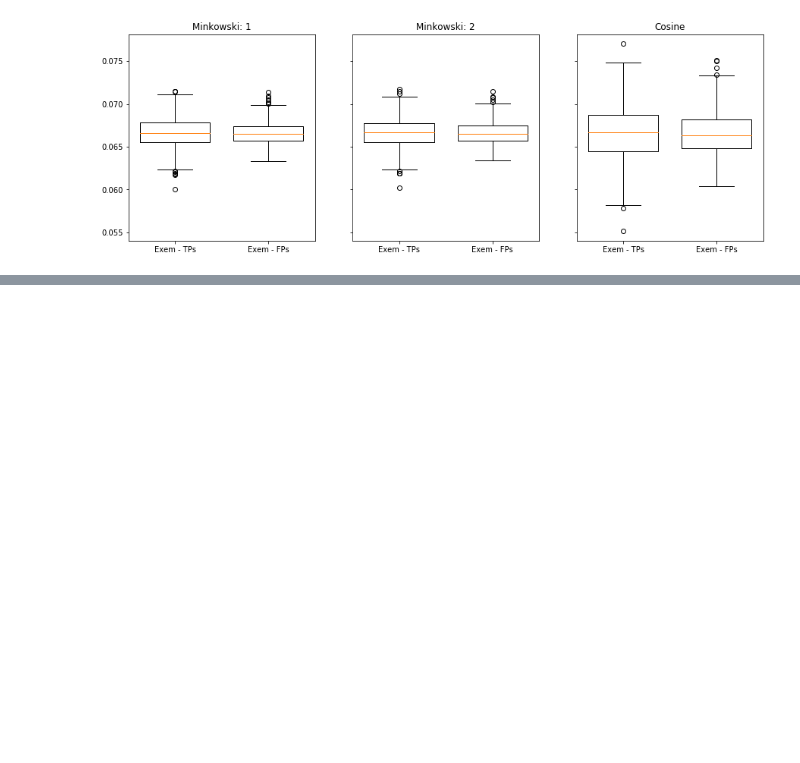
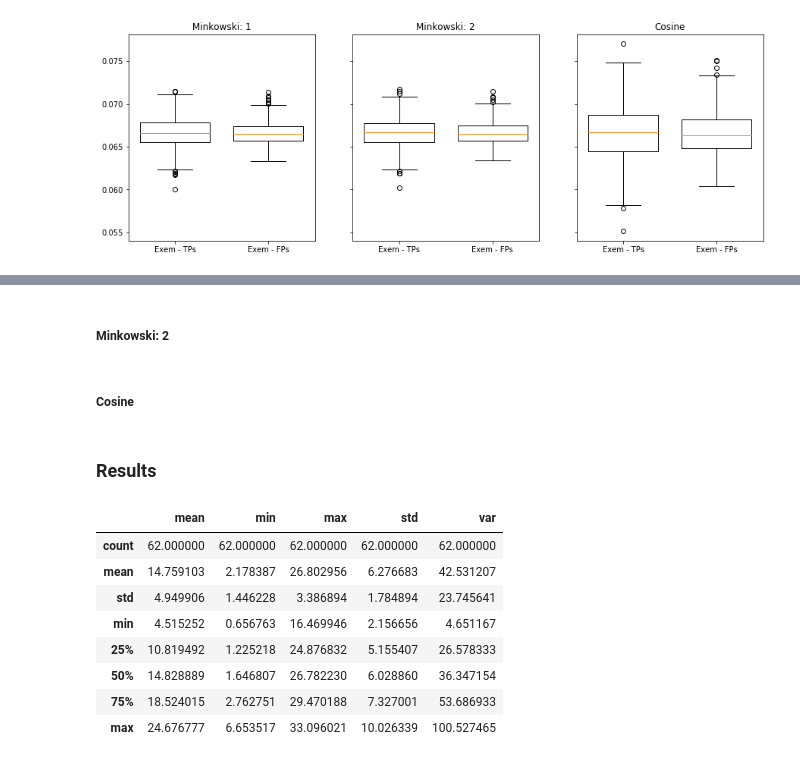
Before and after one commit to Heldenkombinat/Logodetect, a Jupyter notebook: notebooks/similarity_distances.ipynb, the cells around one changed output, grey strips where cells are left out. Cells and saved outputs as stored; diff of their text form; code cells hidden in the pictures; blank space fills up the shorter version.

```diff
--- a/notebooks/similarity_distances.ipynb
+++ b/notebooks/similarity_distances.ipynb
@@ -28,9 +31,12 @@ exemplars_name = os.path.join(path, 'exemplars', 'exemplars.zip')
 # %% [markdown]
 #### Load data
 # %%
+exemplars_df = pd.read_pickle(exemplars_name)
 logos_df = pd.read_pickle(logos_name)
 logos_128_df = pd.read_pickle(logos_128_name)
-exemplars_df = pd.read_pickle(exemplars_name)
+
+exemplars_siam_df = pd.read_pickle(exemplars_siam_name)
+logos_siam_df = pd.read_pickle(logos_siam_name)
 
 logos_df.head()
 # %% [output]
@@ -50,6 +56,8 @@ too_many = logos_df['brand'] == 'heineken'
 
 logos_small_df = logos_df[brands_mask & ~too_many]
 logos_128_small_df = logos_128_df[brands_mask & ~too_many]
+
+logos_siam_small_df = logos_siam_df[brands_mask & ~too_many]
 # %% [markdown]
 ### Analyze latent space
 # %%
@@ -66,7 +73,9 @@ plt.xticks(ticks, labels, rotation='vertical');
 # %% [output]
 [figure]
 # %%
-def get_distances(exemplars, detections, logos, reference, metric, p=None):
+def get_distances(exemplars, logos, reference, metric, p=None):
+
+    detections = set(logos['brand'])
     brands_list = []
     mean_list = []
     min_list = []
@@ -226,0 +242,2 @@ plot_distances(dists_mat_7, dists_mat_8, dists_mat_9,
+# %%
+dists_mat_13 = get_distances(exemplars_siam_df, logos_siam_small_df, 'TP', metric='minkowski', p=1)
@@ -226,0 +258,2 @@ plot_distances(dists_mat_7, dists_mat_8, dists_mat_9,
+# %% [markdown]
+##### Minkowski: 2
@@ -226,0 +262,2 @@ plot_distances(dists_mat_7, dists_mat_8, dists_mat_9,
+# %% [markdown]
+##### Cosine
@@ -226,0 +266,14 @@ plot_distances(dists_mat_7, dists_mat_8, dists_mat_9,
+# %% [markdown]
+### Results
+# %%
+dists_mat_13.describe()
+# %% [output]
+|  | mean | min | max | std | var |
+| count | 62.000000 | 62.000000 | 62.000000 | 62.000000 | 62.000000 |
+| mean | 14.759103 | 2.178387 | 26.802956 | 6.276683 | 42.531207 |
+| std | 4.949906 | 1.446228 | 3.386894 | 1.784894 | 23.745641 |
+| min | 4.515252 | 0.656763 | 16.469946 | 2.156656 | 4.651167 |
+| 25% | 10.819492 | 1.225218 | 24.876832 | 5.155407 | 26.578333 |
+| 50% | 14.828889 | 1.646807 | 26.782230 | 6.028860 | 36.347154 |
+| 75% | 18.524015 | 2.762751 | 29.470188 | 7.327001 | 53.686933 |
+| max | 24.676777 | 6.653517 | 33.096021 | 10.026339 | 100.527465 |
```
Also changed, not shown: parts of 27 cells of this notebook, 2 other files.
